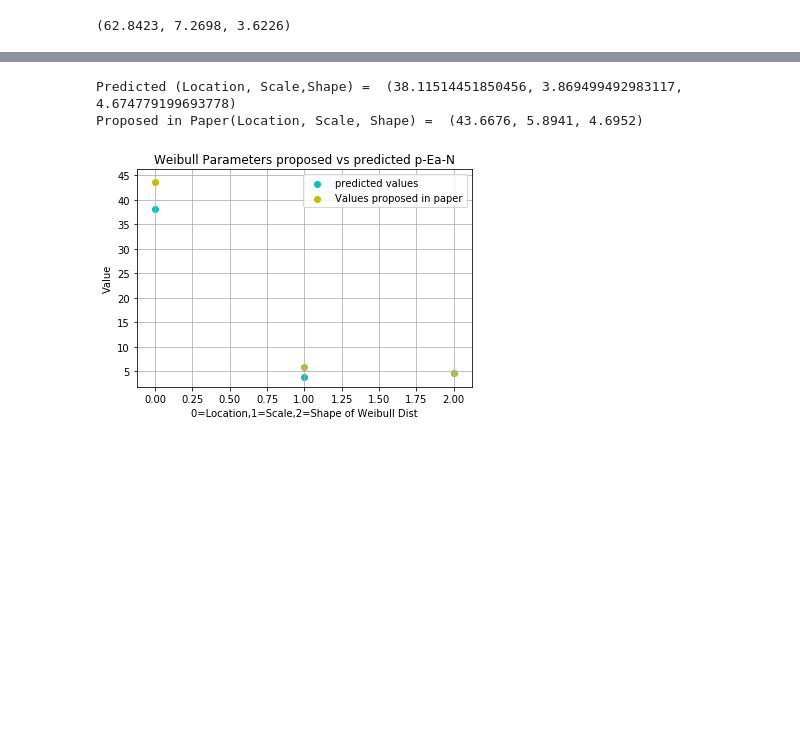
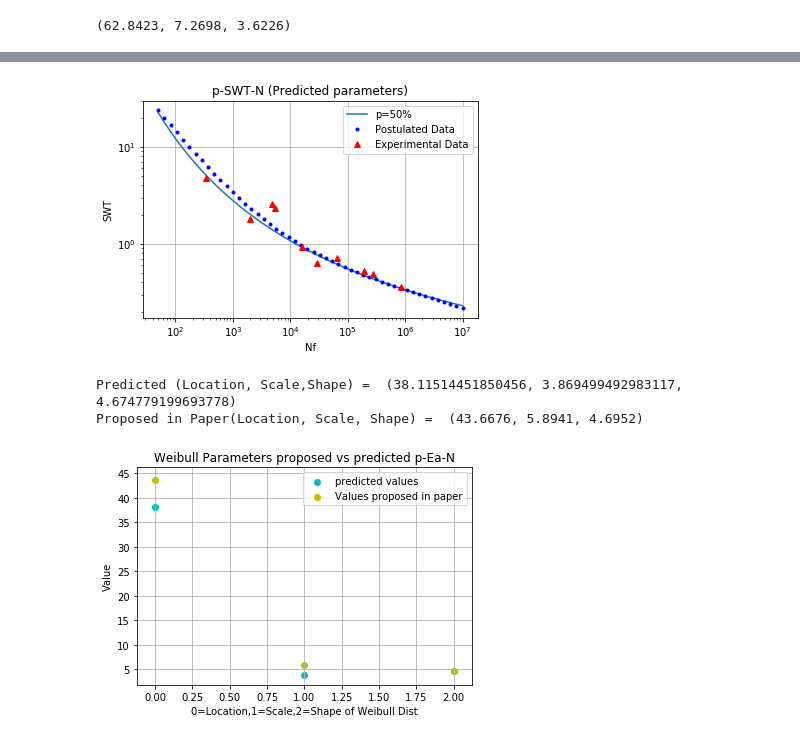
Before and after one commit to arpitvaghela/Fatigue-and-Fracture-Modeling-using-Probability, a Jupyter notebook: special_assignment_1.ipynb, the cells around one changed output, grey strips where cells are left out. Saved outputs shown, nothing was run; the diff lists cells and outputs as text; code cells hidden in the pictures; blank space fills up the shorter version.

```diff
--- a/special_assignment_1.ipynb
+++ b/special_assignment_1.ipynb
@@ -687,3 +587,35 @@ Proposed in Paper(Location, Scale, Shape) =  (43.6676, 5.8941, 4.6952)
+# %%
+# added
+X1_pred = (np.log(Nf) + 3.84135)*(np.log(SWT) + 4.3838)
+# --
+# added
+w1_pred = Weibull(2.3081,2.8096,58.31011,X1_pred)
+xp150_pred = w1_pred.get_xp(0.050)
+
+pSWT50_pred = np.exp((-4.3838) + (xp150_pred/(np.log(Nf)-(-3.84135))))
+
+# --
+
+# percentile curve of predicted values
+
+plt.title("p-SWT-N (Predicted parameters)")
+plt.xlabel("Nf")
+plt.ylabel("SWT")
+plt.xscale('log')
+plt.yscale('log')
+plt.plot(Nf,pSWT50_pred,'-',label="p=50%")
+# theoretical data
+plt.plot(Nf,SWT,'b.',label="Postulated Data")
+
+# Experimental Data
+plt.plot(Exp_Nf,Exp_strain*Exp_stress,'r^',label="Experimental Data")
+plt.grid()
+
+plt.legend()
+
+plt.savefig("images/p-SWT-Nf_predpara.png")
+# %% [output]
+[figure, added]
 # %%
 A=PWM(np.sort(X2))
 B=loc2,scale2,shape2
```
Also changed, not shown: parts of 17 cells of this notebook, 6 other files.
